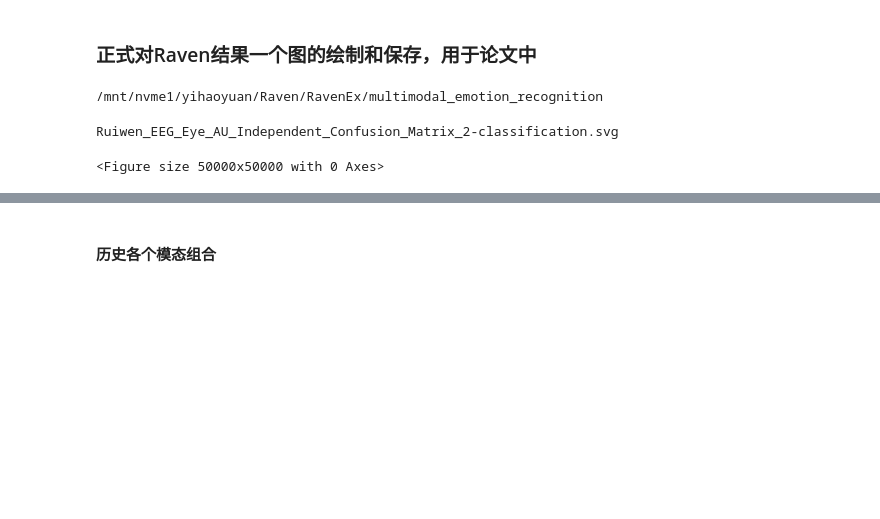
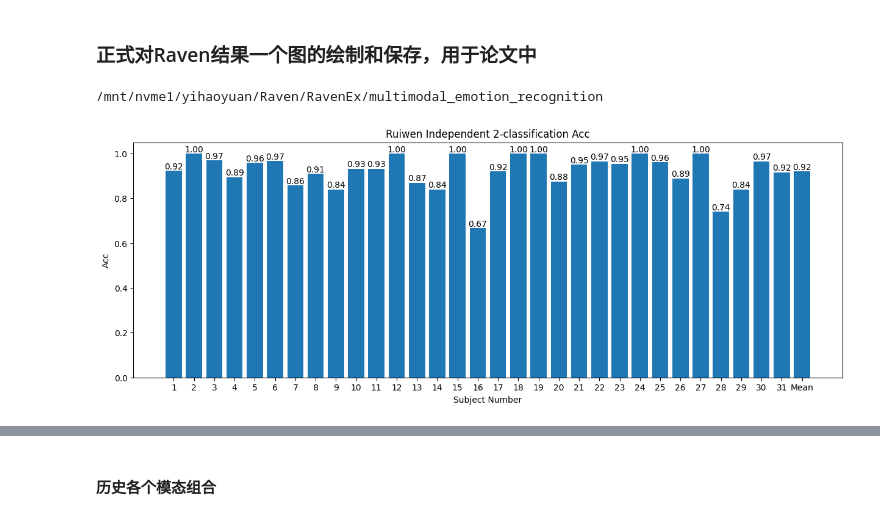
Before and after one commit to TowerToSky/multimodal_emotion_recognition, a Jupyter notebook: notebooks/analysis_res.ipynb, the cells around one changed output, grey strips where cells are left out. Cells and saved outputs as stored; diff of their text form; code cells hidden in the pictures; blank space fills up the shorter version.

```diff
--- a/notebooks/analysis_res.ipynb
+++ b/notebooks/analysis_res.ipynb
@@ -616,32 +616,31 @@ from notebooks.plot_res import plot_cm, plot_exp_cm, plot_raven_acc
 # %%
 path = "/mnt/nvme1/yihaoyuan/Raven/RavenEx/multimodal_emotion_recognition/logs/independent/Ruiwen/history_Ruiwen_31_0.csv"
 date = "2024-12-12_23-49-21"
 num_classes = 2
 save_path = (
     "/mnt/nvme1/yihaoyuan/Raven/RavenEx/multimodal_emotion_recognition/outputs/imgs"
 )
 begin_title = "Ruiwen EEG Eye AU Independent"
 plot_raven_acc(
     path,
     dependent=False,
     date=date,
     num_classes=num_classes,
     save_path=save_path,
     save_type="svg",
-    show=False,
+    show=True,
 )
 plot_exp_cm(
     path,
     date,
     num_classes,
     begin_title=begin_title,
     save_path=save_path,
     save_type="svg",
-    show=False,
+    show=True,
 )
 # %% [output]
-Ruiwen_EEG_Eye_AU_Independent_Confusion_Matrix_2-classification.svg
-<Figure size 50000x50000 with 0 Axes>
+[figure, added]
 # %%
 date = "2024-12-12_23-49-26"
 num_classes = 4
```
Also changed, not shown: parts of 4 cells of this notebook, 8 other files.
